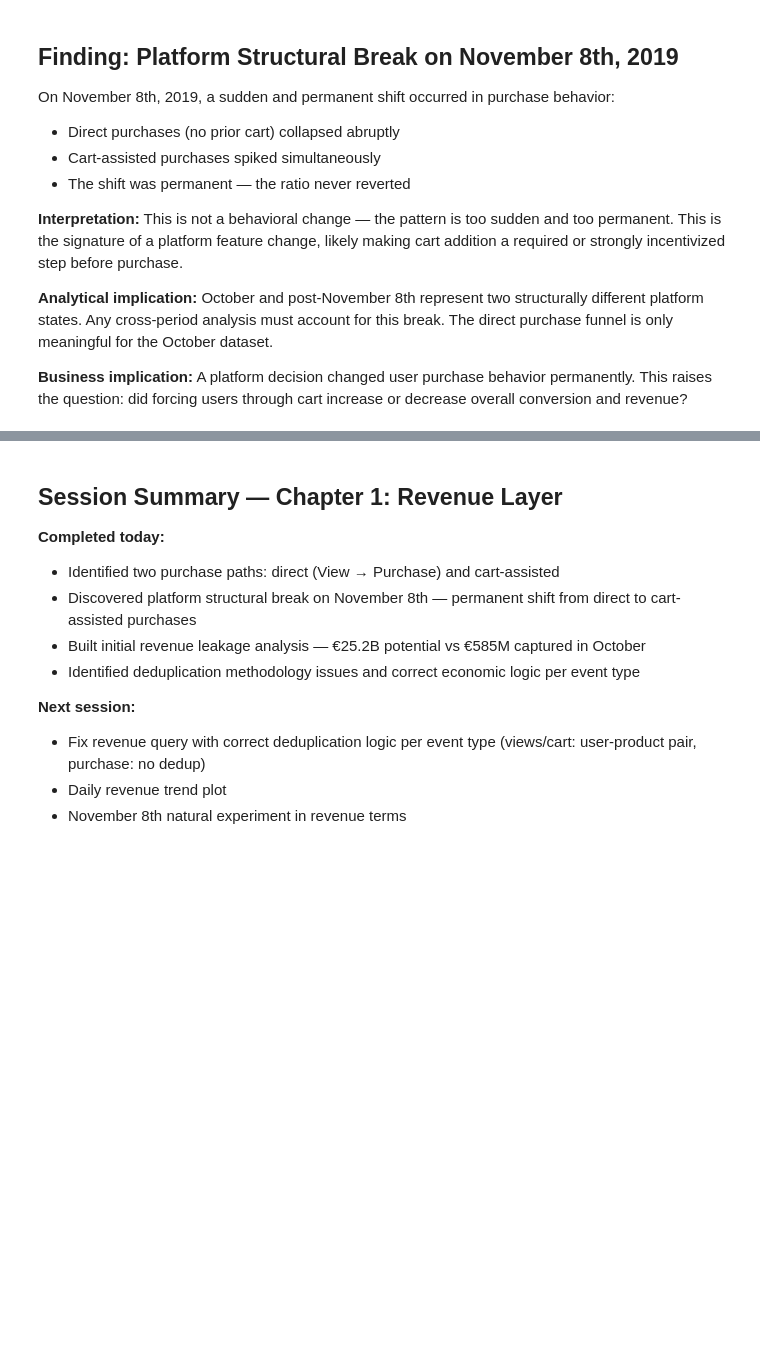
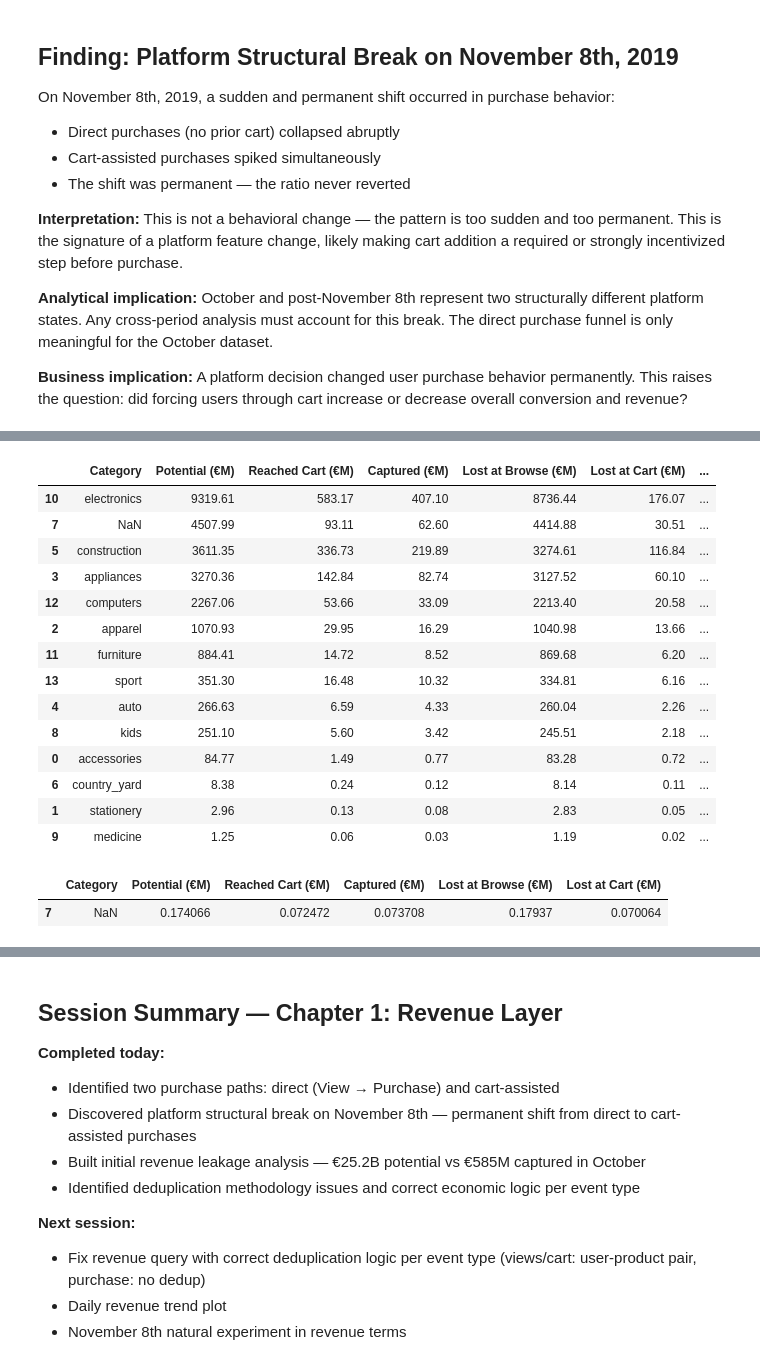
Before and after one commit to Mobin-Seyedmohammadi/marketplace-disengagement-analysis, a Jupyter notebook: notebooks/01_eda_initial.ipynb, the cells around one changed output, grey strips where cells are left out. Saved outputs shown, nothing was run; the diff lists cells and outputs as text; code cells hidden in the pictures; blank space fills up the shorter version.

```diff
--- a/notebooks/01_eda_initial.ipynb
+++ b/notebooks/01_eda_initial.ipynb
@@ -330,0 +408,72 @@ or a trust problem?
+# %%
+category_revenue_metrics = category_revenue.copy()
+
+# Revenue loss at each funnel stage
+category_revenue_metrics['lost_at_browse'] = (
+    category_revenue_metrics['potential_revenue']
+    - category_revenue_metrics['checkout_revenue']
+)
+category_revenue_metrics['lost_at_cart'] = (
+    category_revenue_metrics['checkout_revenue']
+    - category_revenue_metrics['captured_revenue']
+)
+
+# Funnel conversion rates
+category_revenue_metrics['browse_to_cart_rate'] = (
+    category_revenue_metrics['checkout_revenue']
+    / category_revenue_metrics['potential_revenue']
+)
+category_revenue_metrics['capture_rate'] = (
+    category_revenue_metrics['captured_revenue']
+    / category_revenue_metrics['potential_revenue']
+)
+
+# Scale to millions for readability
+revenue_cols = ['potential_revenue', 'checkout_revenue', 'captured_revenue',
+                'lost_at_browse', 'lost_at_cart']
+
+category_display = category_revenue_metrics.copy()
+for col in revenue_cols:
+    category_display[col] = (category_display[col] / 1_000_000).round(2)
+
+# Rename and reorder
+category_display = category_display.rename(columns={
+    'category_level1': 'Category',
+    'potential_revenue': 'Potential (€M)',
+    'checkout_revenue': 'Reached Cart (€M)',
+    'captured_revenue': 'Captured (€M)',
+    'lost_at_browse': 'Lost at Browse (€M)',
+    'lost_at_cart': 'Lost at Cart (€M)',
+    'browse_to_cart_rate': 'Browse→Cart Rate',
+    'capture_rate': 'Capture Rate'
+})
+
+category_display = category_display[[
+    'Category', 'Potential (€M)', 'Reached Cart (€M)', 'Captured (€M)',
+    'Lost at Browse (€M)', 'Lost at Cart (€M)', 'Browse→Cart Rate', 'Capture Rate'
+]].sort_values('Potential (€M)', ascending=False)
+
+display(category_display)
+# %% [output]
+|  | Category | Potential (€M) | Reached Cart (€M) | Captured (€M) | Lost at Browse (€M) | Lost at Cart (€M) | ... |
+| 10 | electronics | 9319.61 | 583.17 | 407.10 | 8736.44 | 176.07 | ... |
+| 7 | NaN | 4507.99 | 93.11 | 62.60 | 4414.88 | 30.51 | ... |
+| 5 | construction | 3611.35 | 336.73 | 219.89 | 3274.61 | 116.84 | ... |
+| 3 | appliances | 3270.36 | 142.84 | 82.74 | 3127.52 | 60.10 | ... |
+| 12 | computers | 2267.06 | 53.66 | 33.09 | 2213.40 | 20.58 | ... |
+| 2 | apparel | 1070.93 | 29.95 | 16.29 | 1040.98 | 13.66 | ... |
+| 11 | furniture | 884.41 | 14.72 | 8.52 | 869.68 | 6.20 | ... |
+| 13 | sport | 351.30 | 16.48 | 10.32 | 334.81 | 6.16 | ... |
+| 4 | auto | 266.63 | 6.59 | 4.33 | 260.04 | 2.26 | ... |
+| 8 | kids | 251.10 | 5.60 | 3.42 | 245.51 | 2.18 | ... |
+| 0 | accessories | 84.77 | 1.49 | 0.77 | 83.28 | 0.72 | ... |
+| 6 | country_yard | 8.38 | 0.24 | 0.12 | 8.14 | 0.11 | ... |
+| 1 | stationery | 2.96 | 0.13 | 0.08 | 2.83 | 0.05 | ... |
+| 9 | medicine | 1.25 | 0.06 | 0.03 | 1.19 | 0.02 | ... |
+# %%
+category_display[['Category', 'Potential (€M)', 'Reached Cart (€M)', 'Captured (€M)',
+       'Lost at Browse (€M)', 'Lost at Cart (€M)']][category_display['Category'].isna()] / category_display[['Category', 'Potential (€M)', 'Reached Cart (€M)', 'Captured (€M)',
+       'Lost at Browse (€M)', 'Lost at Cart (€M)']].sum()
+# %% [output]
+|  | Category | Potential (€M) | Reached Cart (€M) | Captured (€M) | Lost at Browse (€M) | Lost at Cart (€M) |
+| 7 | NaN | 0.174066 | 0.072472 | 0.073708 | 0.17937 | 0.070064 |
```
Also changed, not shown: parts of 10 cells of this notebook.
